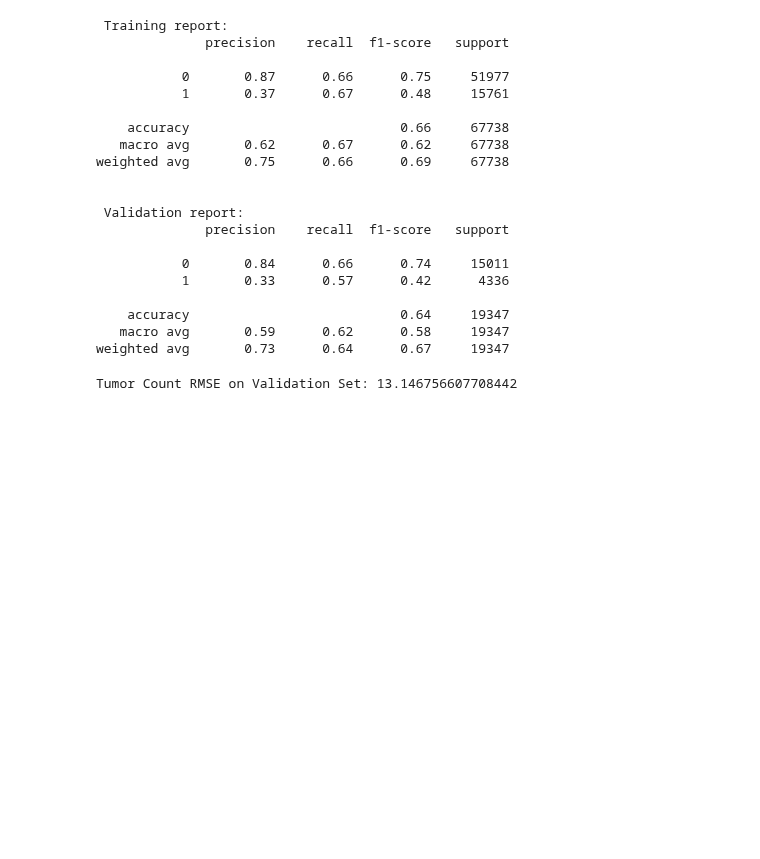
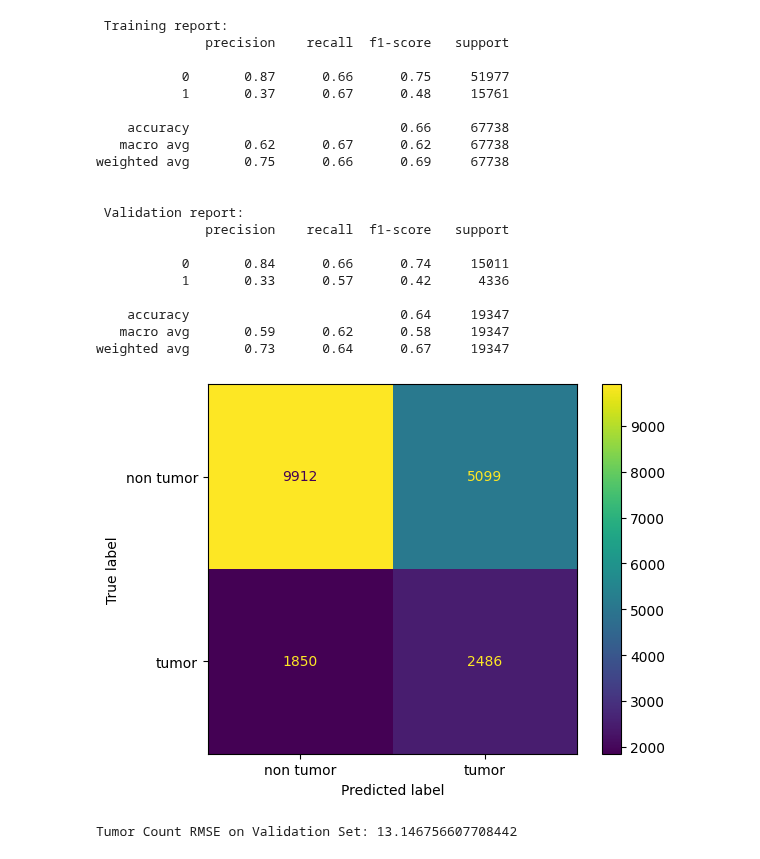
Before and after one commit to wangelam/ecse415Final, a Jupyter notebook: TumorCount_ROISVM_fixed.ipynb, the cells around one changed output. Saved outputs shown, nothing was run; the diff lists cells and outputs as text; code cells hidden in the pictures; blank space fills up the shorter version.

```diff
--- a/TumorCount_ROISVM_fixed.ipynb
+++ b/TumorCount_ROISVM_fixed.ipynb
@@ -535,6 +548,13 @@ weighted avg       0.75      0.66      0.69     67738
     accuracy                           0.64     19347
    macro avg       0.59      0.62      0.58     19347
 weighted avg       0.73      0.64      0.67     19347
+# %%
+confusionMatrix = confusion_matrix(oriyVal, y_predOri)
+disp = ConfusionMatrixDisplay(confusion_matrix=confusionMatrix, display_labels=np.array(['non tumor', 'tumor']))
+disp.plot()
+plt.show()
+# %% [output]
+[figure, added]
 # %%
 # get RMSE
 rmse2, trueCount2, predCount2 = calcRMSE(clfOri)
```
Also changed, not shown: parts of 5 cells of this notebook.
